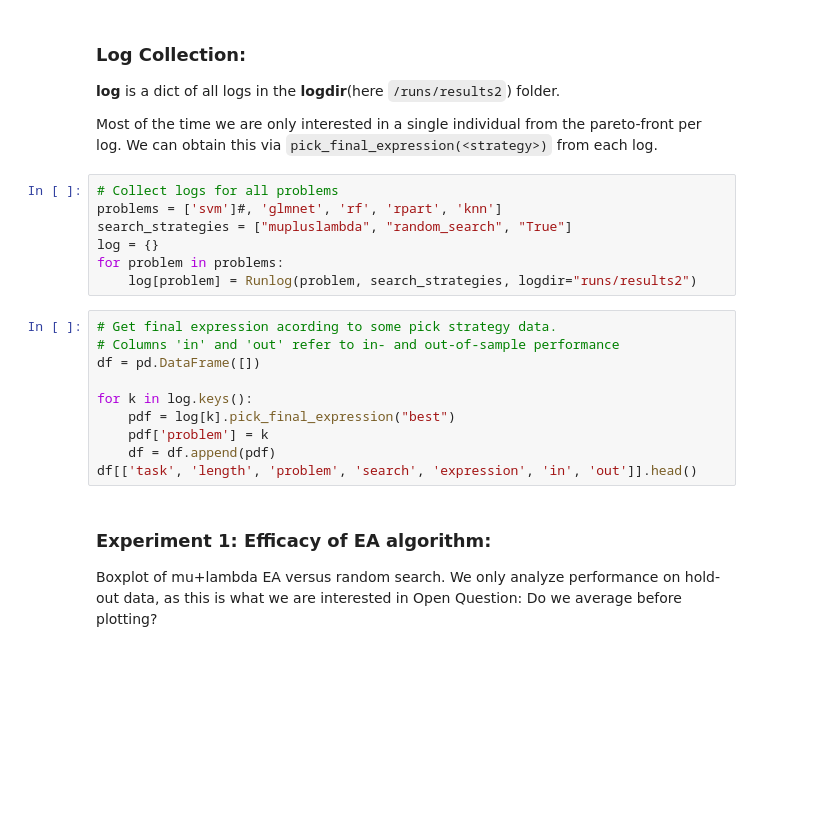
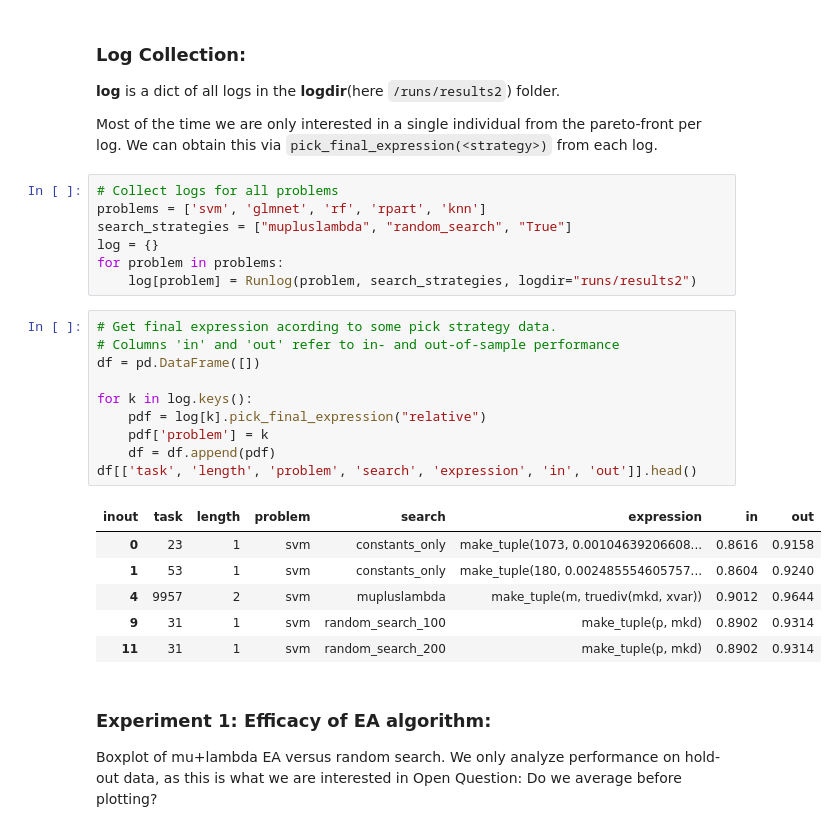
Before and after one commit to PGijsbers/symbolicdefaults, a Jupyter notebook: LogParsing-V3.ipynb, the cells around one changed output. Saved outputs shown, nothing was run; the diff lists cells and outputs as text; blank space fills up the shorter version.

```diff
--- a/LogParsing-V3.ipynb
+++ b/LogParsing-V3.ipynb
@@ -157,7 +164,7 @@ Most of the time we are only interested in a single individual from the pareto-f
 We can obtain this via `pick_final_expression(<strategy>)` from each log.
 # %%
 # Collect logs for all problems
-problems = ['svm']#, 'glmnet', 'rf', 'rpart', 'knn']
+problems = ['svm', 'glmnet', 'rf', 'rpart', 'knn']
 search_strategies = ["mupluslambda", "random_search", "True"]
 log = {}
 for problem in problems:
@@ -165,13 +172,20 @@ for problem in problems:
 # %%
 # Get final expression acording to some pick strategy data.
 # Columns 'in' and 'out' refer to in- and out-of-sample performance
 df = pd.DataFrame([])
 
 for k in log.keys():
-    pdf = log[k].pick_final_expression("best")
+    pdf = log[k].pick_final_expression("relative")
     pdf['problem'] = k
     df = df.append(pdf)
 df[['task', 'length', 'problem', 'search', 'expression', 'in', 'out']].head()
+# %% [output]
+| inout | task | length | problem | search | expression | in | out |
+| 0 | 23 | 1 | svm | constants_only | make_tuple(1073, 0.00104639206608... | 0.8616 | 0.9158 |
+| 1 | 53 | 1 | svm | constants_only | make_tuple(180, 0.002485554605757... | 0.8604 | 0.9240 |
+| 4 | 9957 | 2 | svm | mupluslambda | make_tuple(m, truediv(mkd, xvar)) | 0.9012 | 0.9644 |
+| 9 | 31 | 1 | svm | random_search_100 | make_tuple(p, mkd) | 0.8902 | 0.9314 |
+| 11 | 31 | 1 | svm | random_search_200 | make_tuple(p, mkd) | 0.8902 | 0.9314 |
 # %% [markdown]
 ### Experiment 1: Efficacy of EA algorithm:
 Boxplot of mu+lambda EA versus random search.
```
Also changed, not shown: parts of 7 cells of this notebook.
